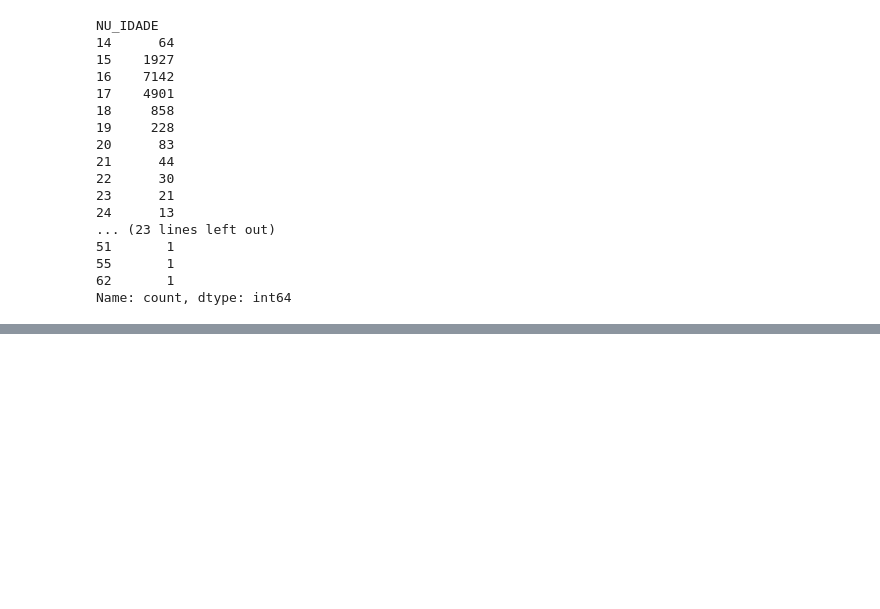
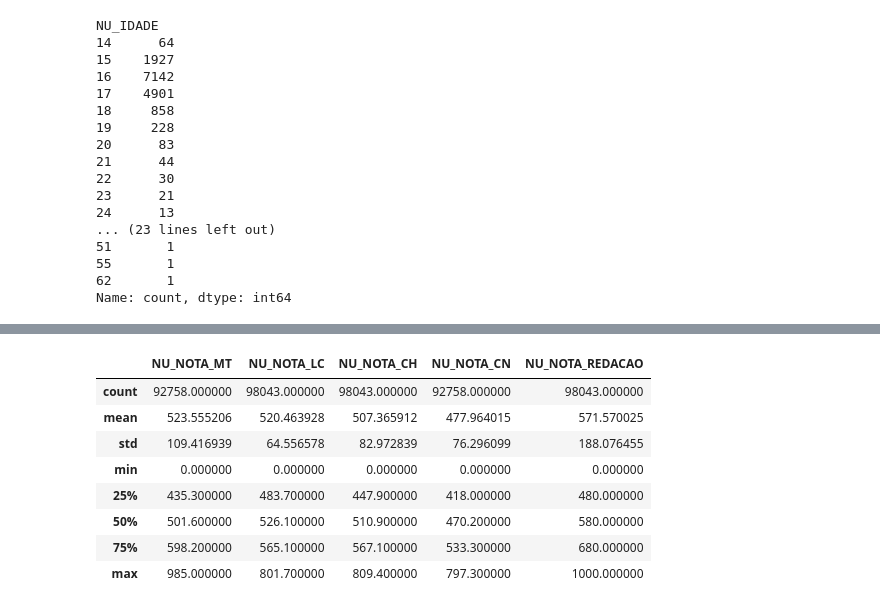
Before and after one commit to florybal/imersao_dados, a Jupyter notebook: Aula01.ipynb, the cells around one changed output, grey strips where cells are left out. Cells and saved outputs as stored; diff of their text form; code cells hidden in the pictures; blank space fills up the shorter version.

```diff
--- a/Aula01.ipynb
+++ b/Aula01.ipynb
@@ -194,0 +213,15 @@ Name: count, dtype: int64
+# %%
+provas = ["NU_NOTA_MT", "NU_NOTA_LC", "NU_NOTA_CH", "NU_NOTA_CN", "NU_NOTA_REDACAO"]
+
+#descreve estatisticamente
+dados[provas].describe()
+# %% [output]
+|  | NU_NOTA_MT | NU_NOTA_LC | NU_NOTA_CH | NU_NOTA_CN | NU_NOTA_REDACAO |
+| count | 92758.000000 | 98043.000000 | 98043.000000 | 92758.000000 | 98043.000000 |
+| mean | 523.555206 | 520.463928 | 507.365912 | 477.964015 | 571.570025 |
+| std | 109.416939 | 64.556578 | 82.972839 | 76.296099 | 188.076455 |
+| min | 0.000000 | 0.000000 | 0.000000 | 0.000000 | 0.000000 |
+| 25% | 435.300000 | 483.700000 | 447.900000 | 418.000000 | 480.000000 |
+| 50% | 501.600000 | 526.100000 | 510.900000 | 470.200000 | 580.000000 |
+| 75% | 598.200000 | 565.100000 | 567.100000 | 533.300000 | 680.000000 |
+| max | 985.000000 | 801.700000 | 809.400000 | 797.300000 | 1000.000000 |
```
Also changed, not shown: parts of 11 cells of this notebook, 2 other files.
